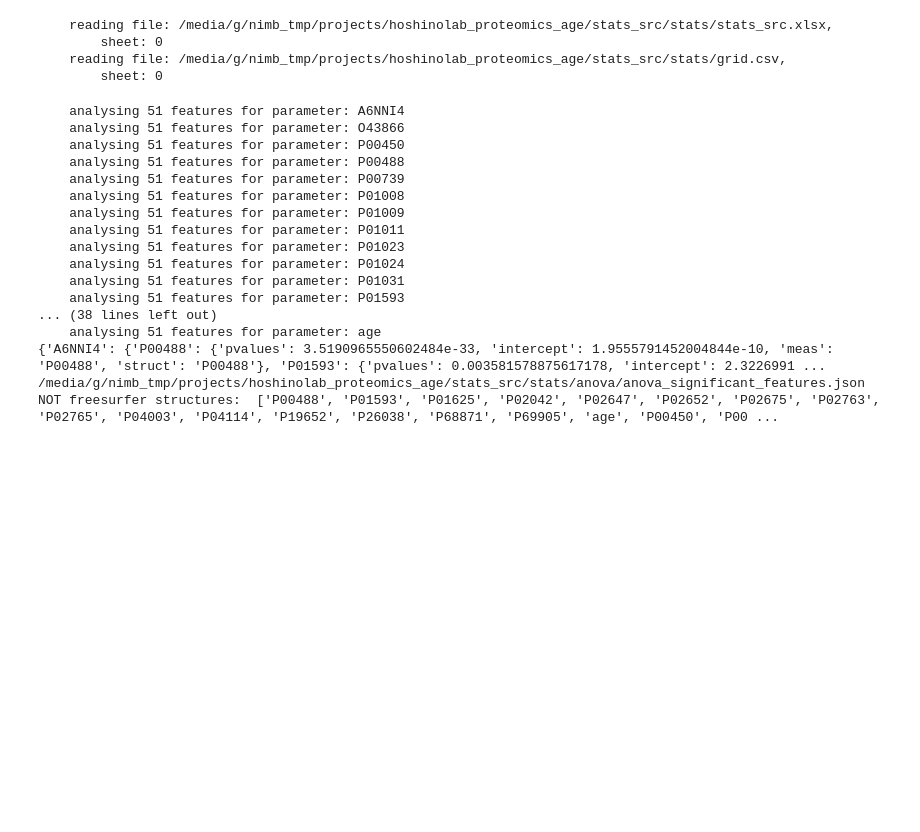
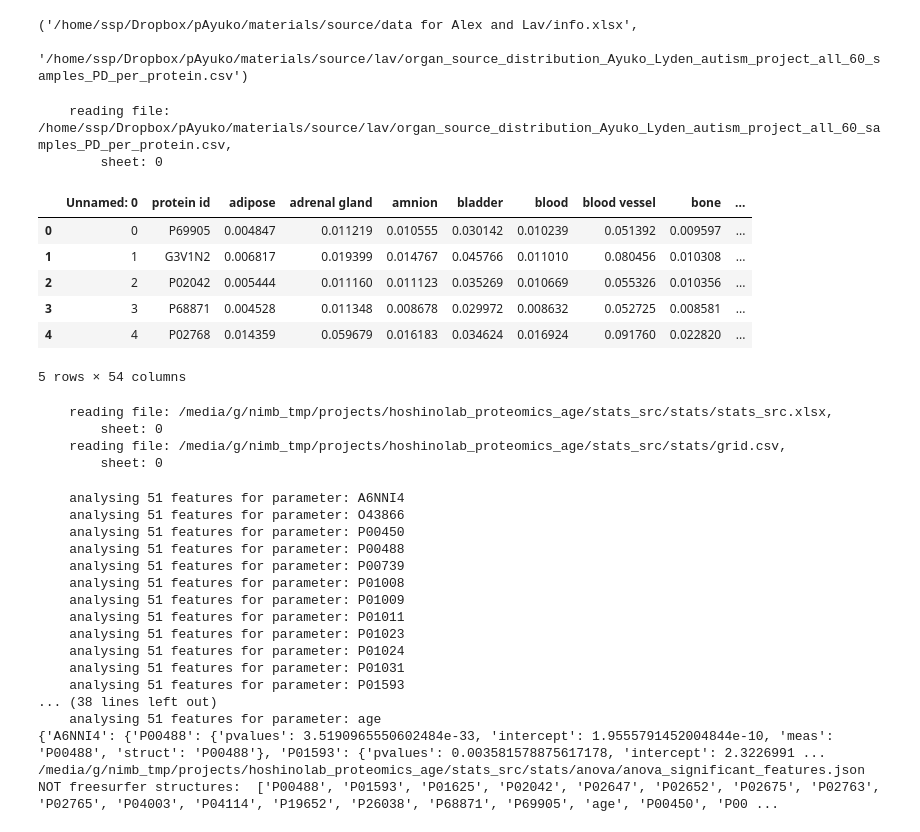
Before and after one commit to alexhanganu/hoshinolab_proteomics_age, a Jupyter notebook: testing.ipynb, the cells around one changed output. Cells and saved outputs as stored; diff of their text form; code cells hidden in the pictures; blank space fills up the shorter version.

Commit message:
reading both grid, ready for comps

```diff
--- a/testing.ipynb
+++ b/testing.ipynb
@@ -67,6 +65,29 @@ def get_features_df_per_group(group, X_scaled, y_labeled, df_X, pca_threshold, p
             df_with_features = tab.get_df_from_df(df_X, usecols = cols_X)
             features = cols_X
         return df_with_features, features, features_rfe_and_rank_df
+# %%
+from bin.vars import VARS
+materials_DIR = project_vars['materials_DIR'][1]
+vars = VARS(materials_DIR, project_vars)
+
+src_f = vars.f_src()['grid_file']
+lav_src_f = vars.lav_f_src()['grid_file']
+# %% [output]
+('/home/ssp/Dropbox/pAyuko/materials/source/data for Alex and Lav/info.xlsx',
+ '/home/ssp/Dropbox/pAyuko/materials/source/lav/organ_source_distribution_Ayuko_Lyden_autism_project_all_60_samples_PD_per_protein.csv')
+# %%
+lav_src_df = tab.get_df(lav_src_f)
+lav_src_df.head()
+# %% [output]
+    reading file: /home/ssp/Dropbox/pAyuko/materials/source/lav/organ_source_distribution_Ayuko_Lyden_autism_project_all_60_samples_PD_per_protein.csv,
+        sheet: 0
+|  | Unnamed: 0 | protein id | adipose | adrenal gland | amnion | bladder | blood | blood vessel | bone | ... |
+| 0 | 0 | P69905 | 0.004847 | 0.011219 | 0.010555 | 0.030142 | 0.010239 | 0.051392 | 0.009597 | ... |
+| 1 | 1 | G3V1N2 | 0.006817 | 0.019399 | 0.014767 | 0.045766 | 0.011010 | 0.080456 | 0.010308 | ... |
+| 2 | 2 | P02042 | 0.005444 | 0.011160 | 0.011123 | 0.035269 | 0.010669 | 0.055326 | 0.010356 | ... |
+| 3 | 3 | P68871 | 0.004528 | 0.011348 | 0.008678 | 0.029972 | 0.008632 | 0.052725 | 0.008581 | ... |
+| 4 | 4 | P02768 | 0.014359 | 0.059679 | 0.016183 | 0.034624 | 0.016924 | 0.091760 | 0.022820 | ... |
+5 rows × 54 columns
 # %%
 df_user_stats, df_final_grid,\
             df_adjusted,\
```
Also changed, not shown: parts of 1 cell of this notebook, 1 other file.
